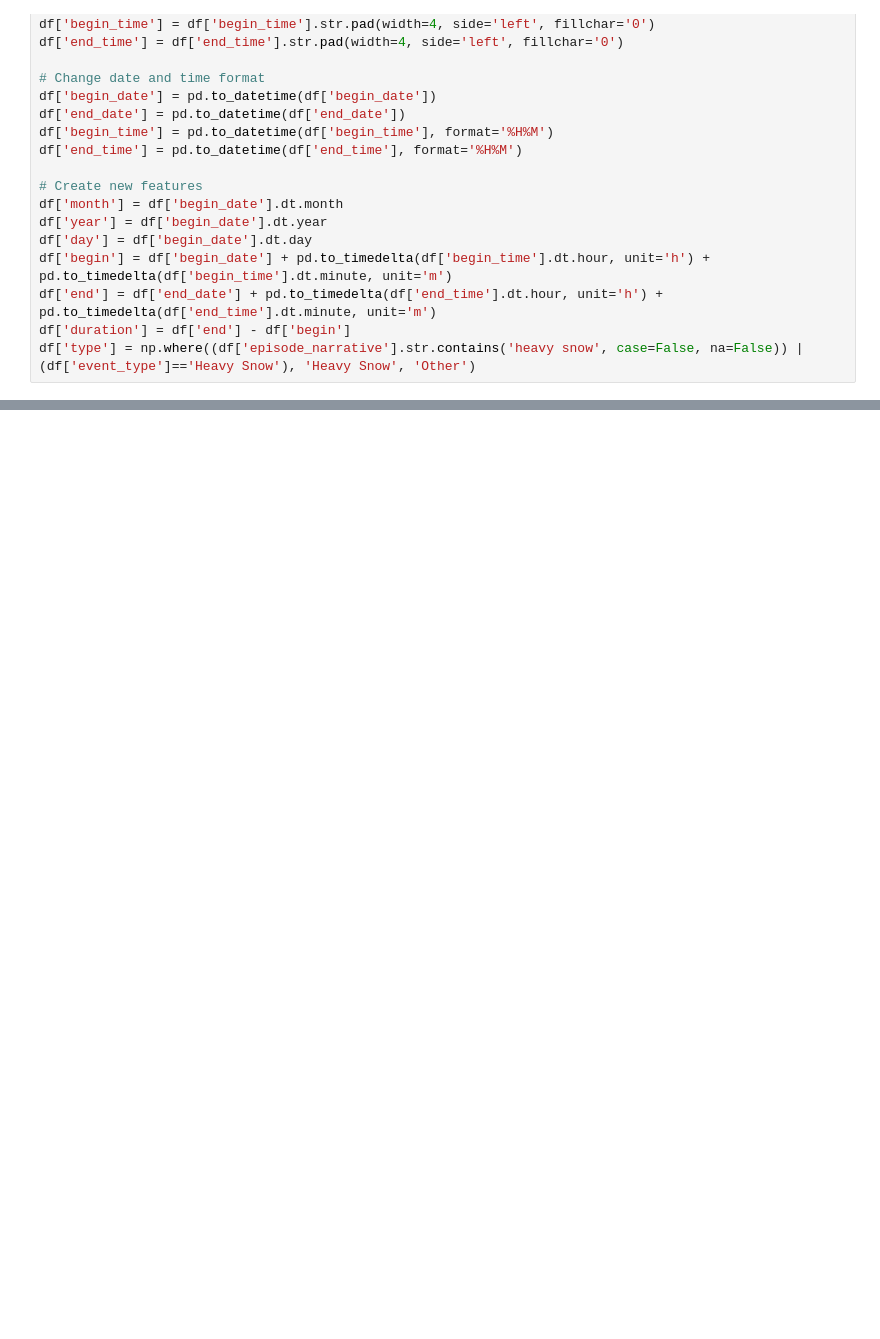
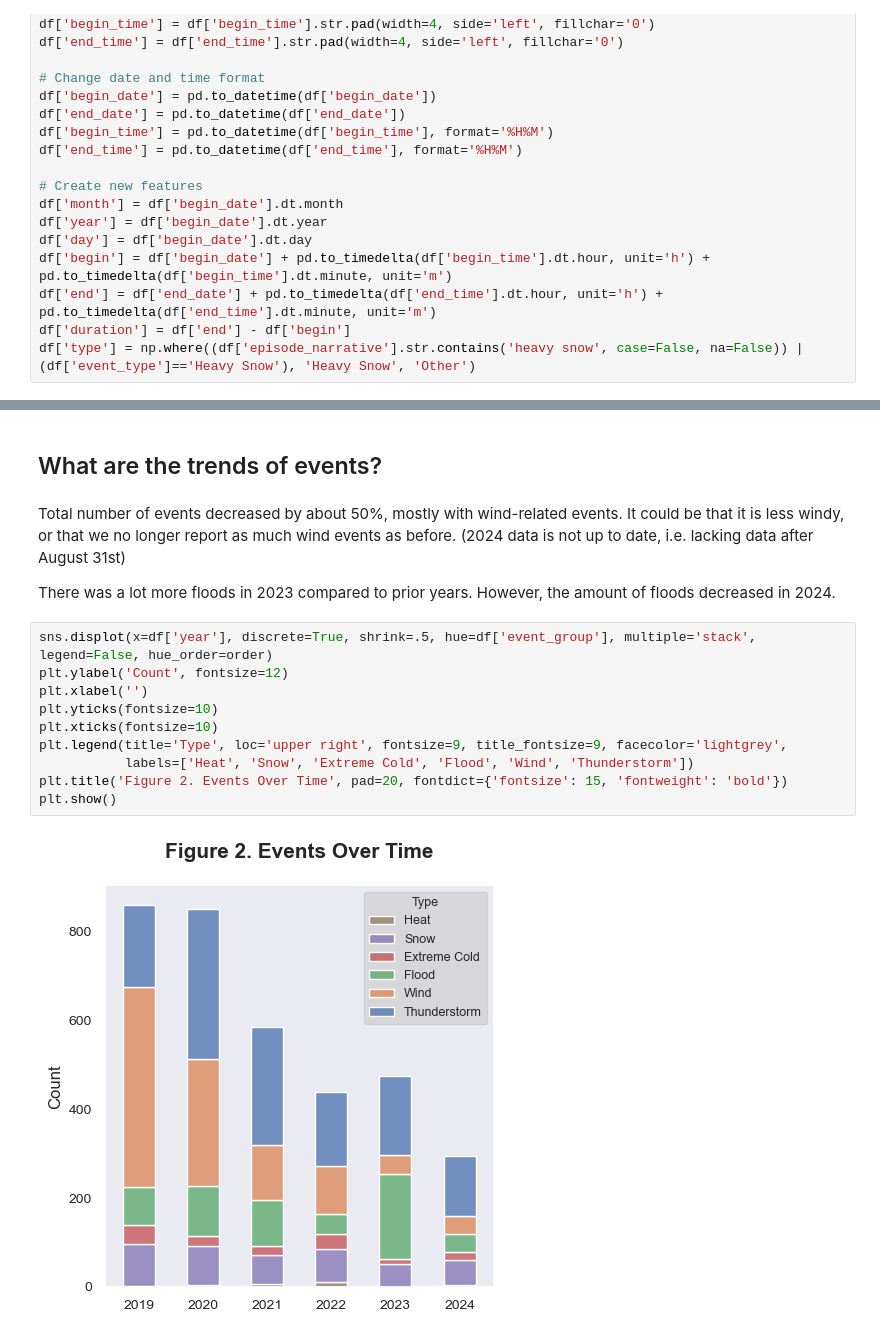
Before and after one commit to Hoale2908/MA_Weather, a Jupyter notebook: massachusetts_heavy_snow_analysis.ipynb, the cells around one changed output, grey strips where cells are left out. Saved outputs shown, nothing was run; the diff lists cells and outputs as text; blank space fills up the shorter version.

```diff
--- a/massachusetts_heavy_snow_analysis.ipynb
+++ b/massachusetts_heavy_snow_analysis.ipynb
@@ -168,0 +117,19 @@ plt.show()
+# %% [markdown]
+## What are the trends of events?
+# %% [markdown]
+Total number of events decreased by about 50%, mostly with wind-related events. It could be that it is less windy, or that we no longer report as much wind events as before.
+(2024 data is not up to date, i.e. lacking data after August 31st)
+
+There was a lot more floods in 2023 compared to prior years. However, the amount of floods decreased in 2024.
+# %%
+sns.displot(x=df['year'], discrete=True, shrink=.5, hue=df['event_group'], multiple='stack', legend=False, hue_order=order)
+plt.ylabel('Count', fontsize=12)
+plt.xlabel('')
+plt.yticks(fontsize=10)
+plt.xticks(fontsize=10)
+plt.legend(title='Type', loc='upper right', fontsize=9, title_fontsize=9, facecolor='lightgrey',
+           labels=['Heat', 'Snow', 'Extreme Cold', 'Flood', 'Wind', 'Thunderstorm'])
+plt.title('Figure 2. Events Over Time', pad=20, fontdict={'fontsize': 15, 'fontweight': 'bold'})
+plt.show()
+# %% [output]
+[figure, added]
```
Also changed, not shown: parts of 44 cells of this notebook, 17 other files.
